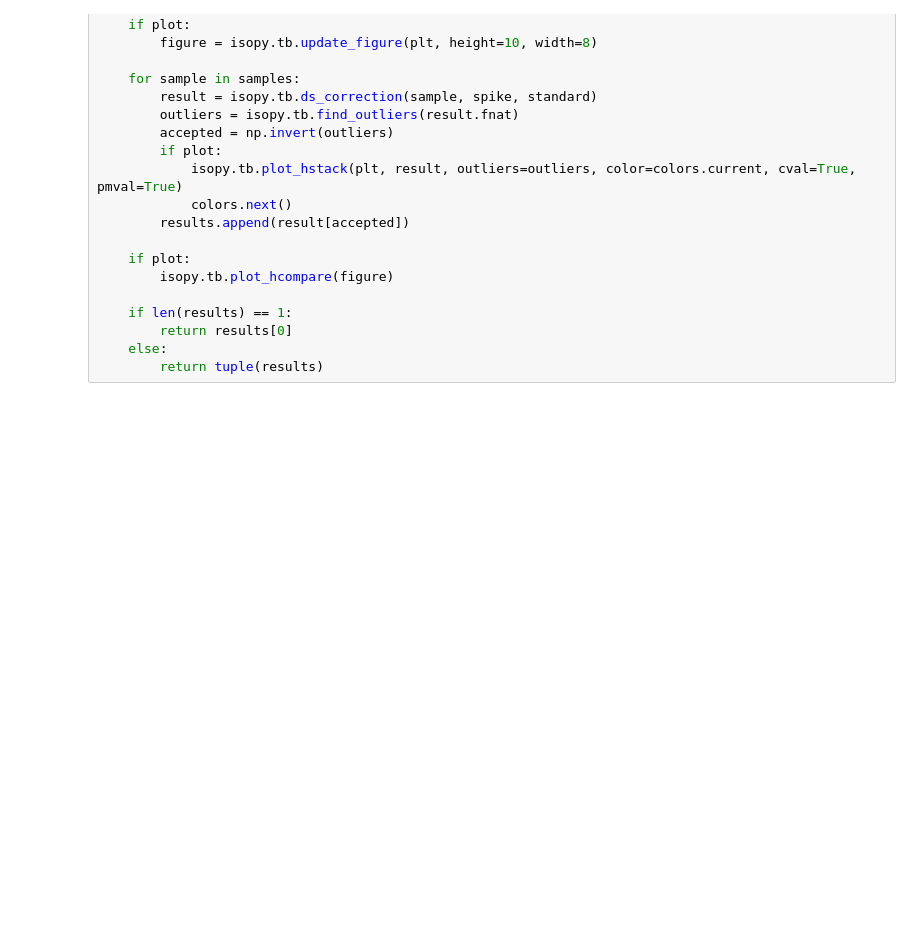
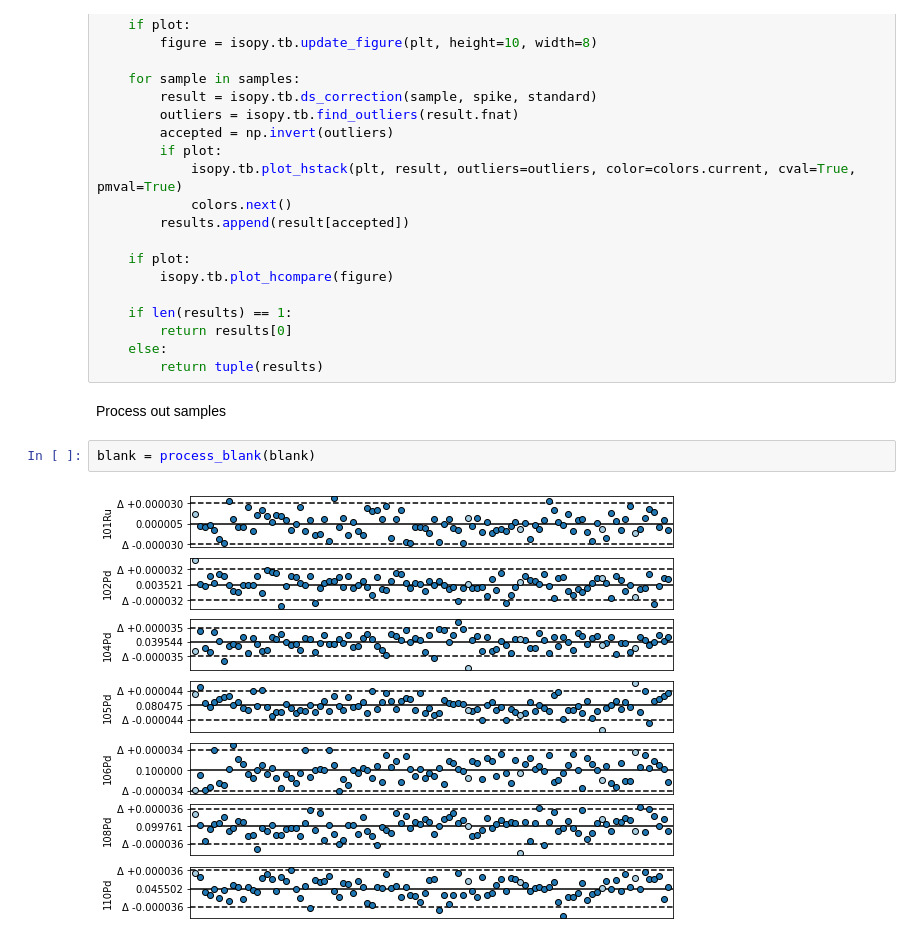
Before and after one commit to mattias-ek/isopy, a Jupyter notebook: docs/examples/ds_example.ipynb, the cells around one changed output. Saved outputs shown, nothing was run; the diff lists cells and outputs as text; blank space fills up the shorter version.

```diff
--- a/docs/examples/ds_example.ipynb
+++ b/docs/examples/ds_example.ipynb
@@ -198,6 +192,12 @@ def process_sample(*samples, plot=True):
         return results[0]
     else:
         return tuple(results)
+# %% [markdown]
+Process out samples
+# %%
+blank = process_blank(blank)
+# %% [output]
+[figure, added]
 # %%
 bracket1_result, bracket2_result = process_sample(bracket1, bracket2)
 # %% [output]
```
Also changed, not shown: parts of 12 cells of this notebook, 1 other file.
